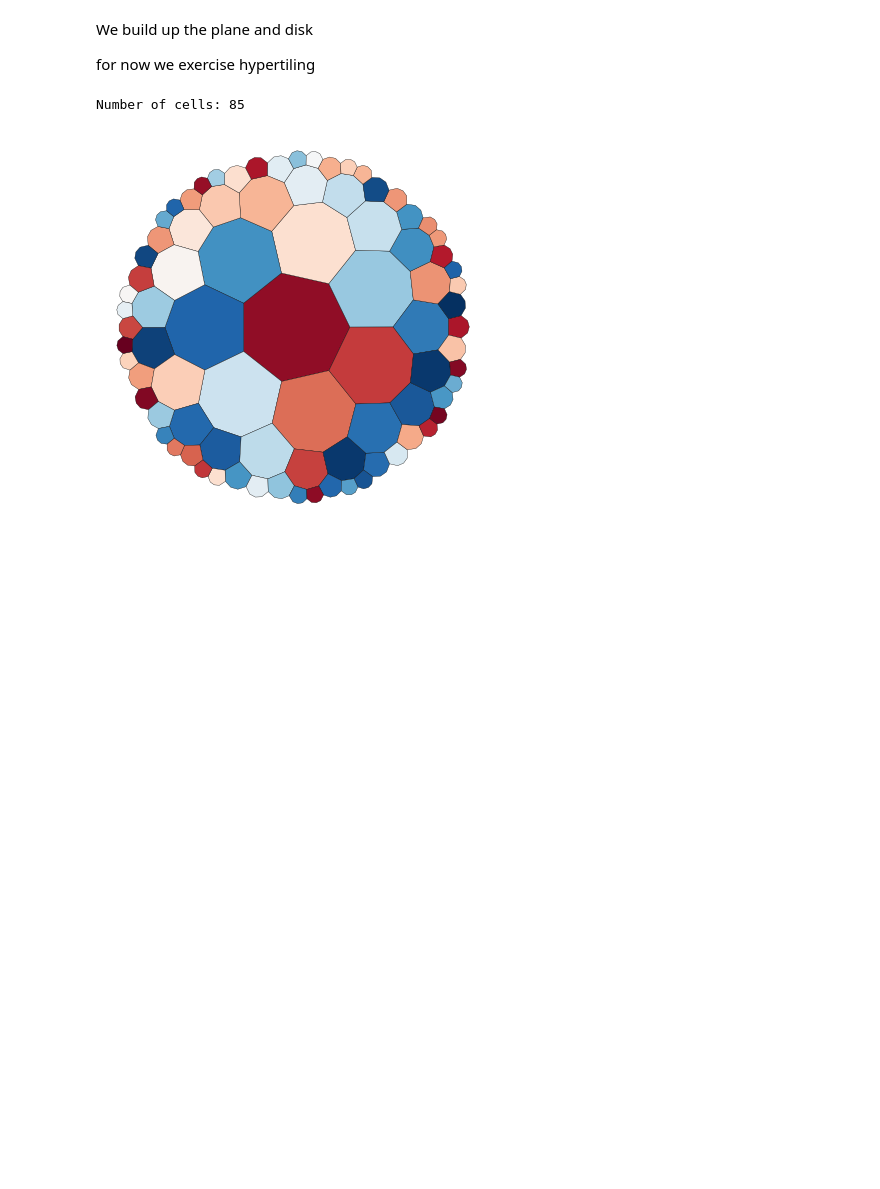
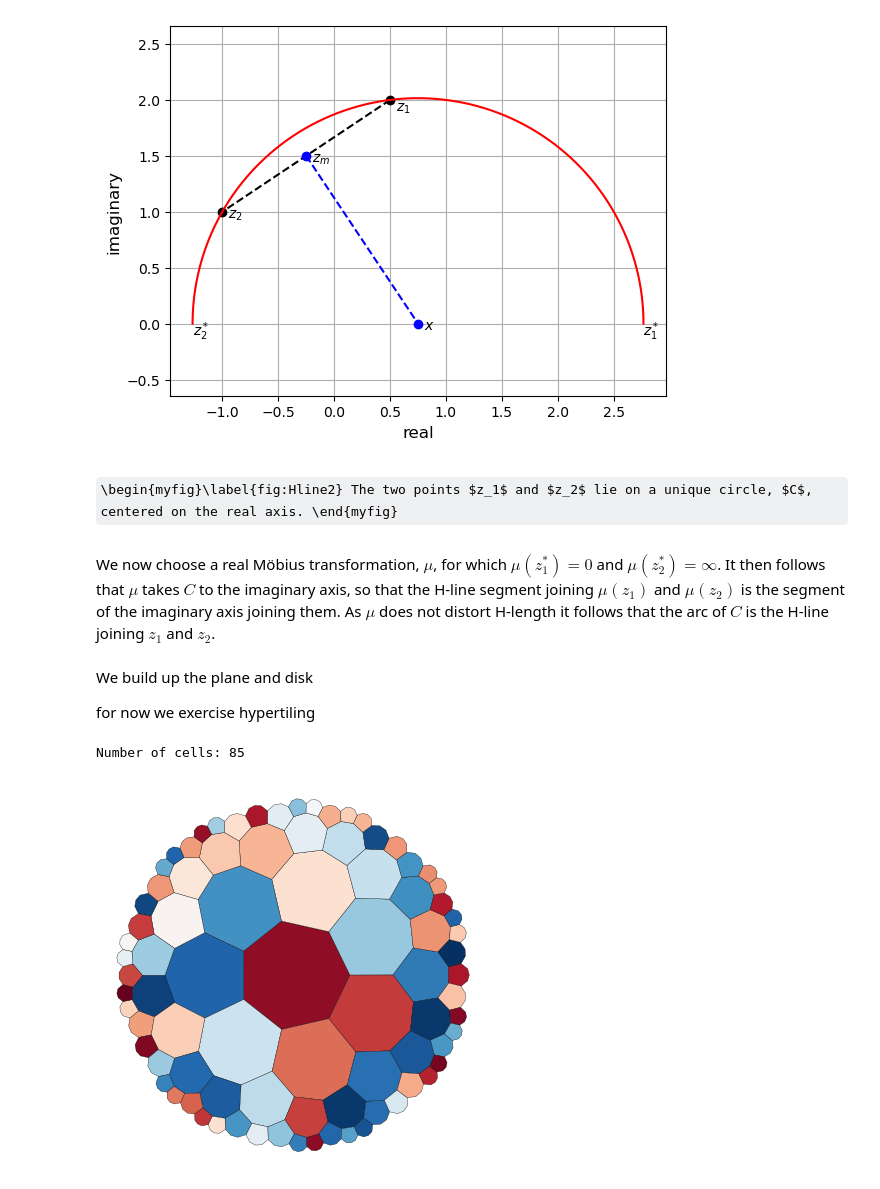
Before and after one commit to steve-cox-LA/JLA, a Jupyter notebook: TransPlane/1.8 The Hyperbolic Plane.ipynb, the cells around one changed output. Drawn from its saved outputs; the diff is of its cells as text; code cells hidden in the pictures; some formulas as TeX source; blank space fills up the shorter version.

```diff
--- a/TransPlane/1.8 The Hyperbolic Plane.ipynb
+++ b/TransPlane/1.8 The Hyperbolic Plane.ipynb
@@ -59,3 +142,38 @@ If $\tilde\gamma$ is a competing curve we note that
+# %%
+# Hlines as arcs
+
+%matplotlib inline
+import numpy as np
+import matplotlib.pyplot as plt
+
+z2 = -1+1j
+z1 = 0.5+2j
+plt.plot([z1.real, z2.real], [z1.imag, z2.imag], 'ko--')
+plt.text(z1.real+.05, z1.imag - 0.1, '$z_1$')
+plt.text(z2.real+.05, z2.imag-0.05, '$z_2$')
+zm = (z1+z2)/2    # midpoint
+plt.text(zm.real+.05, zm.imag-.05, '$z_m$')
+m = (z1.imag - z2.imag)/(z1.real - z2.real) # slope
+x = m*zm.imag + zm.real  # x-intercept of perpendicular bisector
+plt.text(x.real+.05, x.imag-.05, '$x$')
+r = abs(z2-x)  # radius
+plt.plot([zm.real, x], [zm.imag, 0], 'bo--')
+t = np.linspace(0, np.pi, 100)  # arc angle
+gamma = x + r*np.cos(t) + 1j*r*np.sin(t)
+plt.plot(gamma.real, gamma.imag, 'r')
+plt.text(x+r, -.1, '$z_1^*$')
+plt.text(x-r, -.1, '$z_2^*$')
+
+plt.axis('equal')
+plt.grid('on')
+plt.xlabel('real', fontsize=12)
+plt.ylabel('imaginary', fontsize=12);
+# %% [output]
+[figure, added]
+# %% [markdown]
+\begin{myfig}\label{fig:Hline2} The two points $z_1$ and $z_2$ lie on a unique circle, $C$, centered on the real axis. \end{myfig}
+# %% [markdown]
+We now choose a real M&ouml;bius transformation, $\mu$, for which $\mu(z_1^*)=0$ and $\mu(z_2^*)=\infty$. It then follows that $\mu$ takes $C$ to the imaginary axis, so that the H-line segment joining $\mu(z_1)$ and $\mu(z_2)$ is the segment of the imaginary axis joining them. As $\mu$ does not distort H-length it follows that the arc of $C$ is the H-line joining $z_1$ and $z_2$.
 # %% [markdown]
 We build up the plane and disk
 
```
Also changed, not shown: parts of 9 cells of this notebook.
